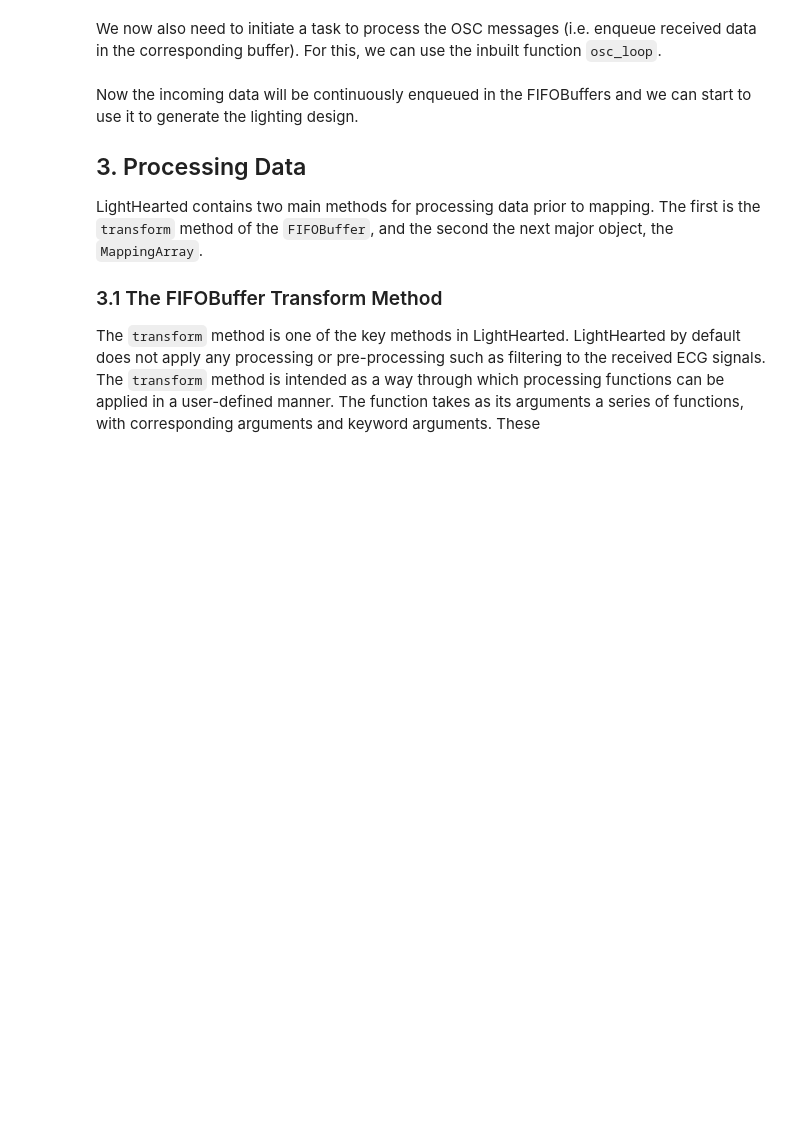
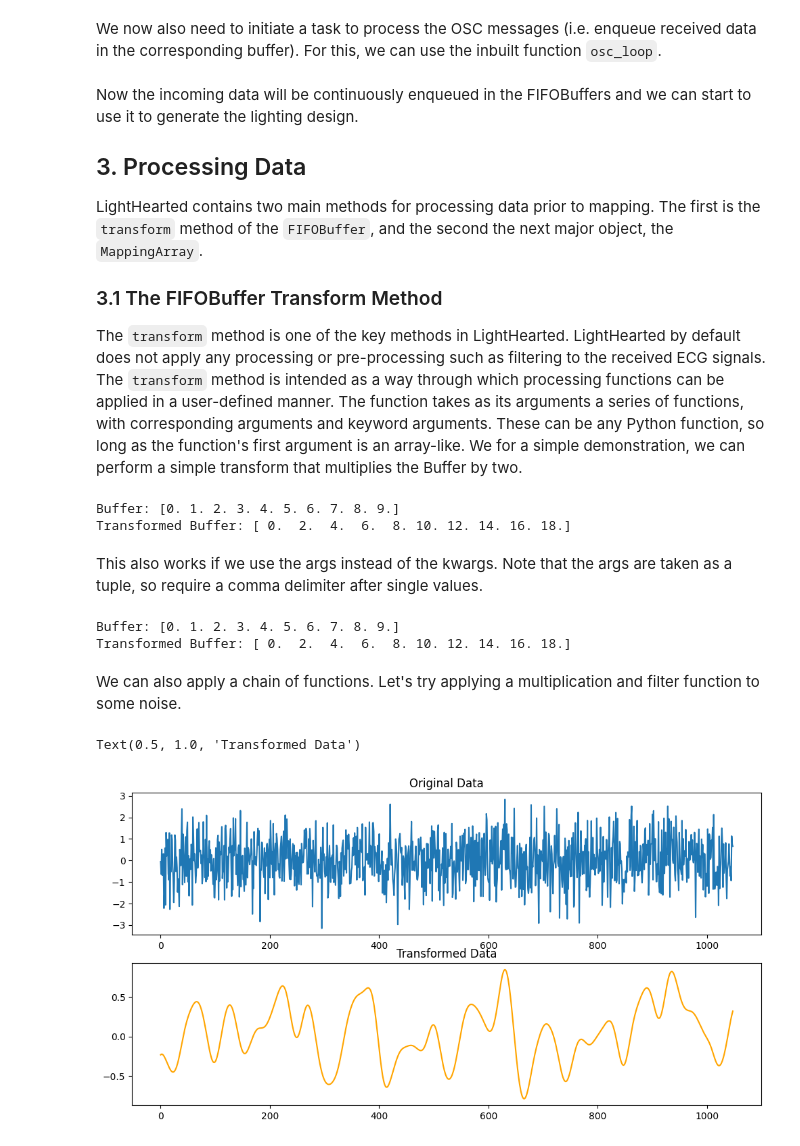
Before and after one commit to Hughav92/LightHearted, a Jupyter notebook: documentation/tutorial.ipynb, the cells around one changed output. Saved outputs shown, nothing was run; the diff lists cells and outputs as text; code cells hidden in the pictures; blank space fills up the shorter version.

````diff
--- a/documentation/tutorial.ipynb
+++ b/documentation/tutorial.ipynb
@@ -283,4 +283,79 @@ LightHearted contains two main methods for processing data prior to mapping. The
 
 ### 3.1 The FIFOBuffer Transform Method
 
-The ```transform``` method is one of the key methods in LightHearted. LightHearted by default does not apply any processing or pre-processing such as filtering to the received ECG signals. The ```transform``` method is intended as a way through which processing functions can be applied in a user-defined manner. The function takes as its arguments a series of functions, with corresponding arguments and keyword arguments. These
+The ```transform``` method is one of the key methods in LightHearted. LightHearted by default does not apply any processing or pre-processing such as filtering to the received ECG signals. The ```transform``` method is intended as a way through which processing functions can be applied in a user-defined manner. The function takes as its arguments a series of functions, with corresponding arguments and keyword arguments. These can be any Python function, so long as the function's first argument is an array-like. We for a simple demonstration, we can perform a simple transform that multiplies the Buffer by two.
+# %%
+# define a simple multiplication function
+def multiply(data, factor=2):
+    return data * factor
+
+# instiatiate a FIFOBuffer
+buffer = FIFOBuffer(10)
+
+# fill the buffer with some data
+buffer.enqueue(np.arange(10))
+
+# define functions, arguments, and keyword arguments
+functions = [multiply]
+args = [()]
+kwargs = [{"factor": 2}]
+
+# apply the transform method
+result = buffer.transform(functions, args, kwargs)
+print(f"Buffer: {buffer.get_buffer()}")
+print(f"Transformed Buffer: {result}")
+# %% [output]
+Buffer: [0. 1. 2. 3. 4. 5. 6. 7. 8. 9.]
+Transformed Buffer: [ 0.  2.  4.  6.  8. 10. 12. 14. 16. 18.]
+# %% [markdown]
+This also works if we use the args instead of the kwargs. Note that the args are taken as a tuple, so require a comma delimiter after single values.
+# %%
+# instiatiate a FIFOBuffer
+buffer = FIFOBuffer(10)
+
+# fill the buffer with some data
+buffer.enqueue(np.arange(10))
+
+# define functions, arguments, and keyword arguments
+functions = [multiply]
+args = [(2,)]
+kwargs = [{}]
+
+# apply the transform method
+result = buffer.transform(functions, args, kwargs)
+print(f"Buffer: {buffer.get_buffer()}")
+print(f"Transformed Buffer: {result}")
+# %% [output]
+Buffer: [0. 1. 2. 3. 4. 5. 6. 7. 8. 9.]
+Transformed Buffer: [ 0.  2.  4.  6.  8. 10. 12. 14. 16. 18.]
+# %% [markdown]
+We can also apply a chain of functions. Let's try applying a multiplication and filter function to some noise.
+# %%
+from utils.utils import filter
+
+# instiatiate a FIFOBuffer
+buffer = FIFOBuffer(1048)
+
+# fill the buffer with some noise
+buffer.enqueue(np.random.normal(size=1048))
+
+# define functions, arguments, and keyword arguments
+functions = [multiply, filter]
+args = [(), ()]
+kwargs = [{"factor": 2}, {"order": 3, "cf": 5, "type": "low", "fs": 256}] # filter parameters - order, cutoff frequency, type, and sampling frequency
+
+# apply the transform method
+result = buffer.transform(functions, args, kwargs)
+
+import matplotlib.pyplot as plt
+# plot the original and transformed data
+plt.figure(figsize=(12, 6))
+plt.subplot(2, 1, 1)
+plt.plot(buffer.get_buffer(), label='Original Data')
+plt.title('Original Data')
+plt.subplot(2, 1, 2)
+plt.plot(result, label='Transformed Data', color='orange')
+plt.title('Transformed Data')
+# %% [output]
+Text(0.5, 1.0, 'Transformed Data')
+[figure, added]
````
Also changed, not shown: parts of 9 cells of this notebook, 2 other files.
